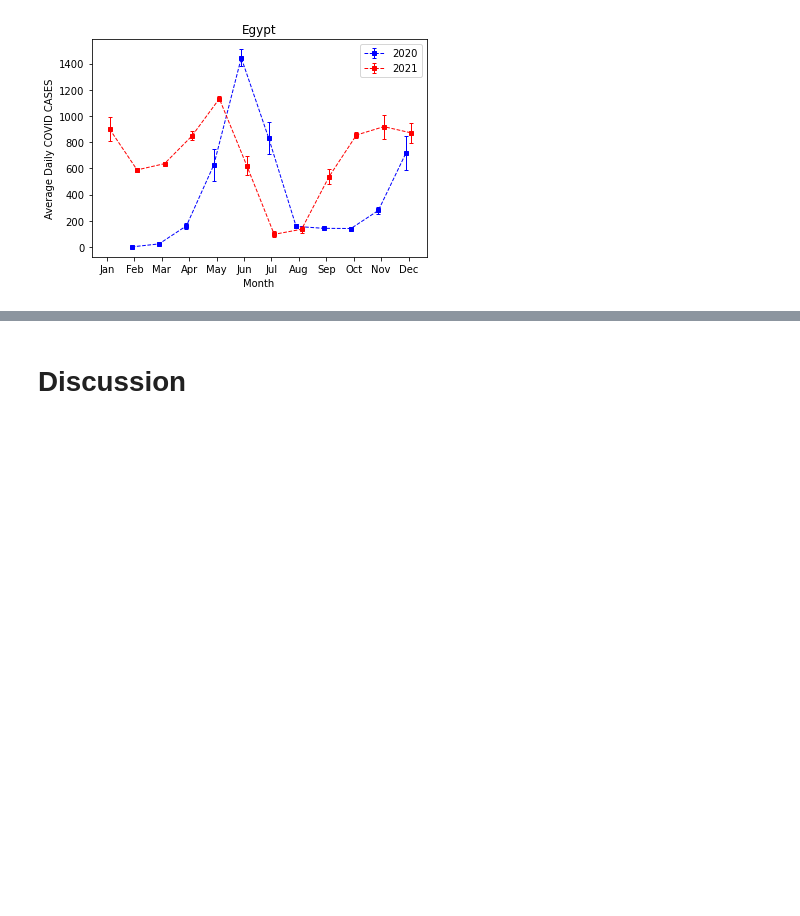
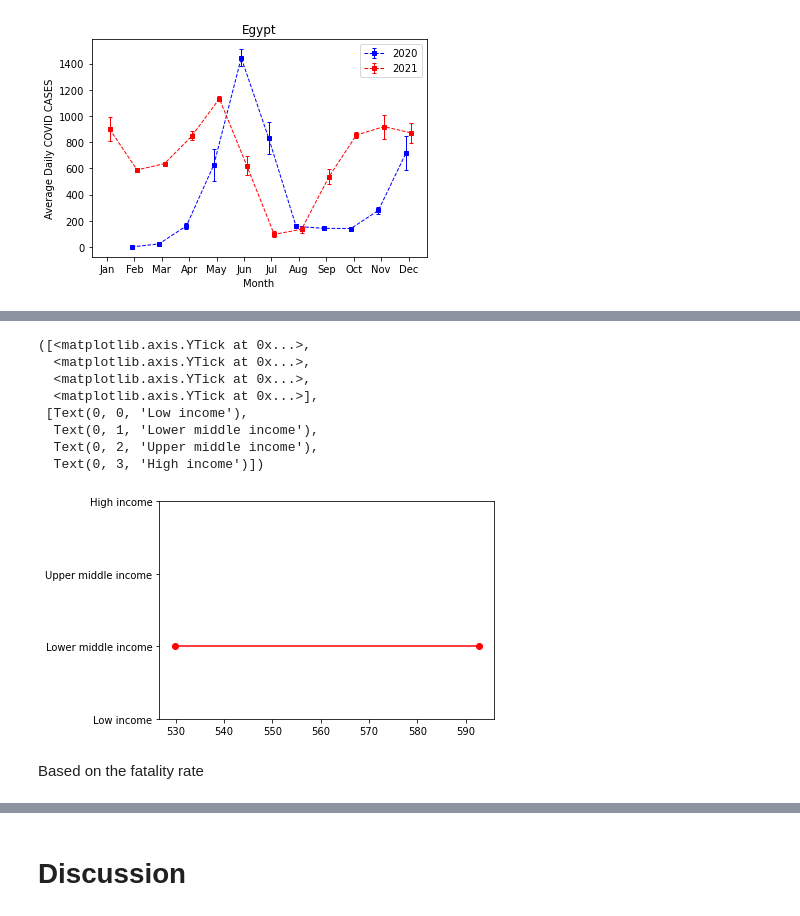
Before and after one commit to eyagamoudi/DSC2spring2022, a Jupyter notebook: assignment2.ipynb, the cells around one changed output, grey strips where cells are left out. Cells and saved outputs as stored; diff of their text form; code cells hidden in the pictures; blank space fills up the shorter version.

```diff
--- a/assignment2.ipynb
+++ b/assignment2.ipynb
@@ -1392,0 +1430,6 @@ plt.show()
+# %%
+for i in stats.index:
+    m, s, n = stats.loc[i]
+    x=scipy.stats.t.interval(.95, n-1, m, s/np.sqrt(n-1))
+    ci95_hi.append(x[1])
+    ci95_lo.append(x[0])
@@ -1392,0 +1444,4 @@ plt.show()
+# %%
+stats['ci95_hi'] = ci95_hi
+stats['ci95_lo'] = ci95_lo
+print(stats)
@@ -1392,0 +1456,2 @@ plt.show()
+# %%
+df_ci= pd.DataFrame(stats)
@@ -1392,0 +1474,2 @@ plt.show()
+# %%
+df_ci['income']=df_ci.index
@@ -1392,0 +1498,16 @@ plt.show()
+# %%
+for lb,ub,y in zip(df_ci['ci95_lo'],df_ci['ci95_hi'],range(len(df_ci))):
+    plt.plot((lb,ub),(y,y),'ro-')
+plt.yticks(range(len(df_ci)),list(df_ci['income']))
+# %% [output]
+([<matplotlib.axis.YTick at 0x...>,
+  <matplotlib.axis.YTick at 0x...>,
+  <matplotlib.axis.YTick at 0x...>,
+  <matplotlib.axis.YTick at 0x...>],
+ [Text(0, 0, 'Low income'),
+  Text(0, 1, 'Lower middle income'),
+  Text(0, 2, 'Upper middle income'),
+  Text(0, 3, 'High income')])
+[figure, added]
+# %% [markdown]
+Based on the fatality rate
```
Also changed, not shown: parts of 30 cells of this notebook.
